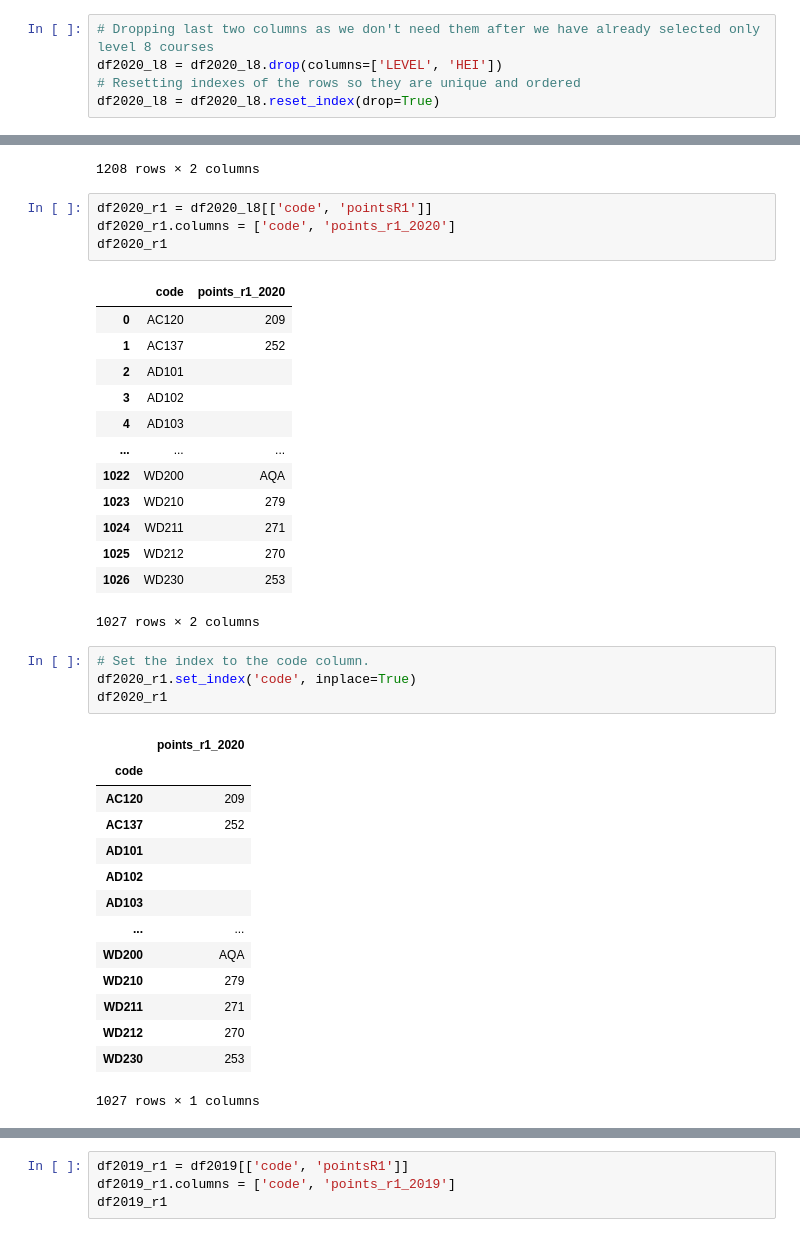
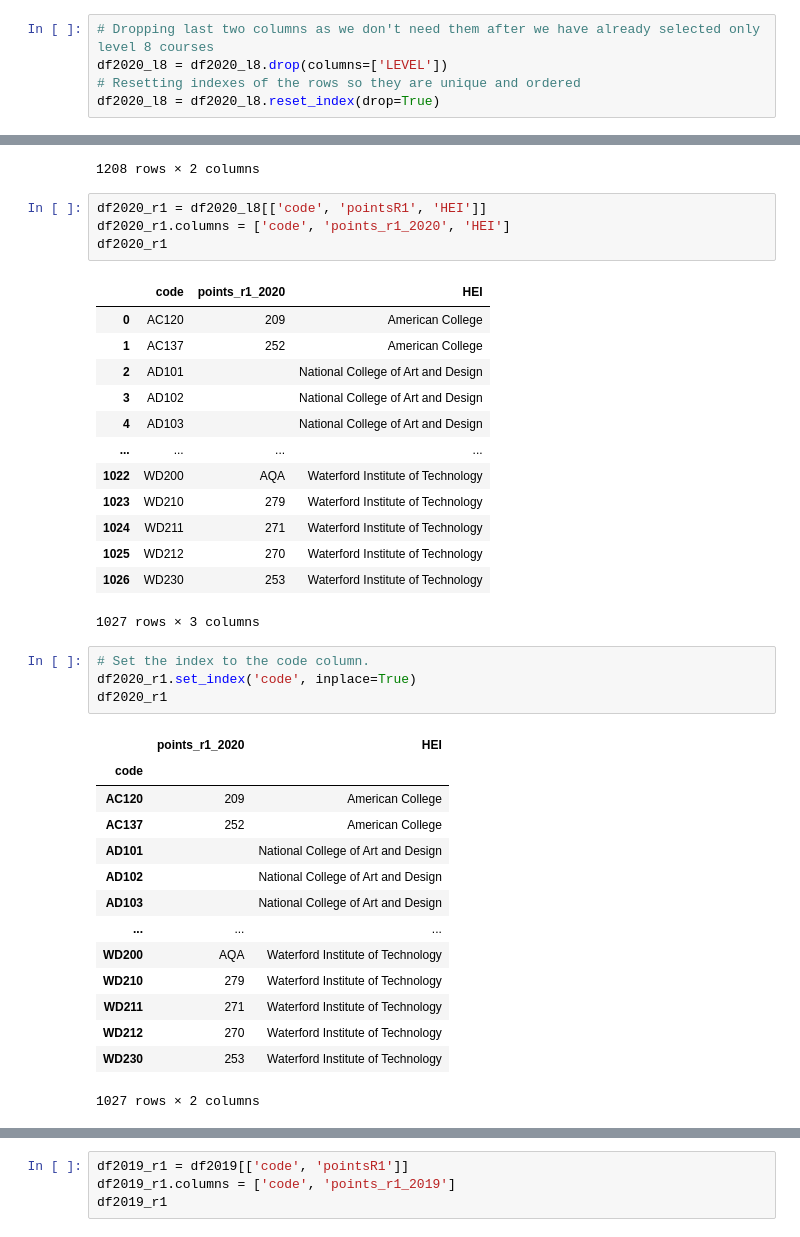
Before and after one commit to angelinka/Fundamentals-of-Data-Analysis, a Jupyter notebook: cao.ipynb, the cells around one changed output, grey strips where cells are left out. Saved outputs shown, nothing was run; the diff lists cells and outputs as text.

```diff
--- a/cao.ipynb
+++ b/cao.ipynb
@@ -244,6 +236,6 @@ df2020_l8
 # %%
 # Dropping last two columns as we don't need them after we have already selected only level 8 courses
-df2020_l8 = df2020_l8.drop(columns=['LEVEL', 'HEI'])
+df2020_l8 = df2020_l8.drop(columns=['LEVEL'])
 # Resetting indexes of the rows so they are unique and ordered
 df2020_l8 = df2020_l8.reset_index(drop=True)
 # %%
@@ -609,42 +633,42 @@ allcourses
 | WD148 | Tourism Marketing | NaN |
 1208 rows × 2 columns
 # %%
-df2020_r1 = df2020_l8[['code', 'pointsR1']]
-df2020_r1.columns = ['code', 'points_r1_2020']
+df2020_r1 = df2020_l8[['code', 'pointsR1', 'HEI']]
+df2020_r1.columns = ['code', 'points_r1_2020', 'HEI']
 df2020_r1
 # %% [output]
-|  | code | points_r1_2020 |
-| 0 | AC120 | 209 |
-| 1 | AC137 | 252 |
-| 2 | AD101 |  |
-| 3 | AD102 |  |
-| 4 | AD103 |  |
-| ... | ... | ... |
-| 1022 | WD200 | AQA |
-| 1023 | WD210 | 279 |
-| 1024 | WD211 | 271 |
-| 1025 | WD212 | 270 |
-| 1026 | WD230 | 253 |
+|  | code | points_r1_2020 | HEI |
+| 0 | AC120 | 209 | American College |
+| 1 | AC137 | 252 | American College |
+| 2 | AD101 |  | National College of Art and Design |
+| 3 | AD102 |  | National College of Art and Design |
+| 4 | AD103 |  | National College of Art and Design |
+| ... | ... | ... | ... |
+| 1022 | WD200 | AQA | Waterford Institute of Technology |
+| 1023 | WD210 | 279 | Waterford Institute of Technology |
+| 1024 | WD211 | 271 | Waterford Institute of Technology |
+| 1025 | WD212 | 270 | Waterford Institute of Technology |
+| 1026 | WD230 | 253 | Waterford Institute of Technology |
-1027 rows × 2 columns
+1027 rows × 3 columns
 # %%
 # Set the index to the code column.
 df2020_r1.set_index('code', inplace=True)
 df2020_r1
 # %% [output]
-|  | points_r1_2020 |
-| code |  |
-| AC120 | 209 |
-| AC137 | 252 |
-| AD101 |  |
-| AD102 |  |
-| AD103 |  |
-| ... | ... |
-| WD200 | AQA |
-| WD210 | 279 |
-| WD211 | 271 |
-| WD212 | 270 |
-| WD230 | 253 |
+|  | points_r1_2020 | HEI |
+| code |  |  |
+| AC120 | 209 | American College |
+| AC137 | 252 | American College |
+| AD101 |  | National College of Art and Design |
+| AD102 |  | National College of Art and Design |
+| AD103 |  | National College of Art and Design |
+| ... | ... | ... |
+| WD200 | AQA | Waterford Institute of Technology |
+| WD210 | 279 | Waterford Institute of Technology |
+| WD211 | 271 | Waterford Institute of Technology |
+| WD212 | 270 | Waterford Institute of Technology |
+| WD230 | 253 | Waterford Institute of Technology |
-1027 rows × 1 columns
+1027 rows × 2 columns
 # %%
 # Join 2020 points to allcourses.
 allcourses = allcourses.join(df2020_r1)
```
Also changed, not shown: parts of 21 cells of this notebook, 1 other file.
